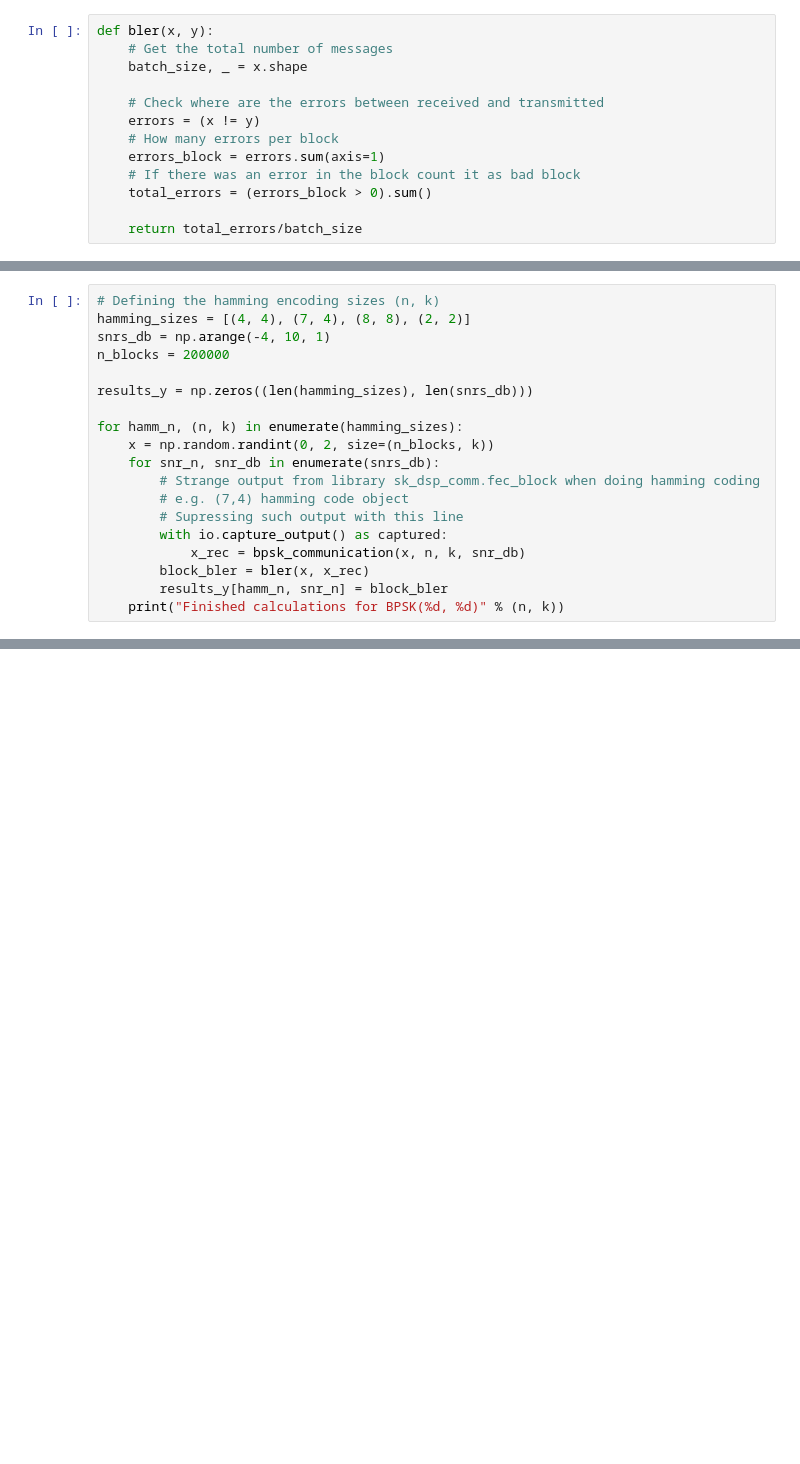
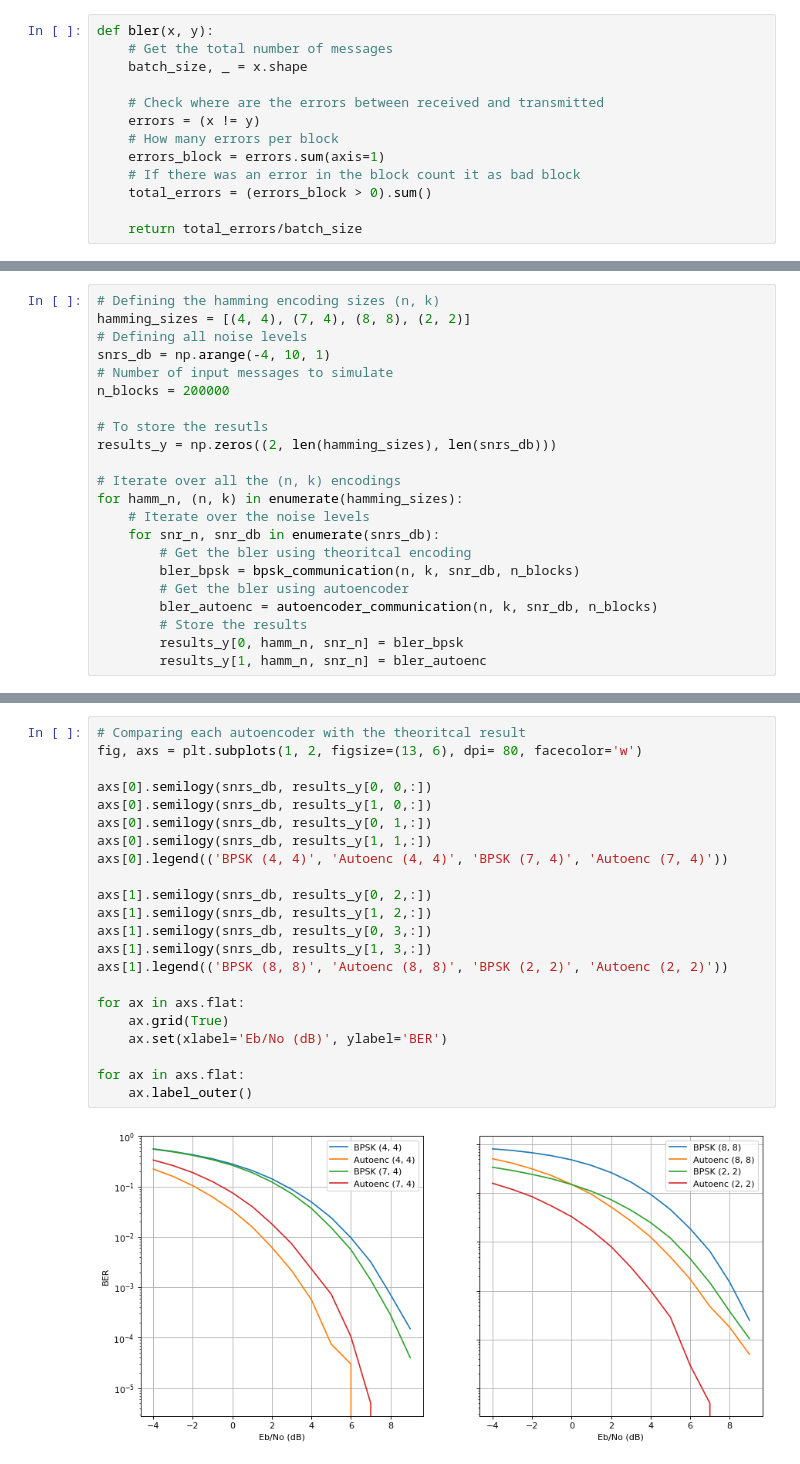
Before and after one commit to aponcedeleonch/Aalto-DL-for-Physical-Layer, a Jupyter notebook: project.ipynb, the cells around one changed output, grey strips where cells are left out. Cells and saved outputs as stored; diff of their text form; blank space fills up the shorter version.

```diff
--- a/project.ipynb
+++ b/project.ipynb
@@ -322,20 +721,23 @@ BLER
 # %%
 # Defining the hamming encoding sizes (n, k)
 hamming_sizes = [(4, 4), (7, 4), (8, 8), (2, 2)]
+# Defining all noise levels
 snrs_db = np.arange(-4, 10, 1)
+# Number of input messages to simulate
 n_blocks = 200000
 
-results_y = np.zeros((len(hamming_sizes), len(snrs_db)))
+# To store the resutls
+results_y = np.zeros((2, len(hamming_sizes), len(snrs_db)))
 
+# Iterate over all the (n, k) encodings
 for hamm_n, (n, k) in enumerate(hamming_sizes):
-    x = np.random.randint(0, 2, size=(n_blocks, k))
+    # Iterate over the noise levels
     for snr_n, snr_db in enumerate(snrs_db):
-        # Strange output from library sk_dsp_comm.fec_block when doing hamming coding
-        # e.g. (7,4) hamming code object
-        # Supressing such output with this line
-        with io.capture_output() as captured:
-            x_rec = bpsk_communication(x, n, k, snr_db)
-        block_bler = bler(x, x_rec)
-        results_y[hamm_n, snr_n] = block_bler
-    print("Finished calculations for BPSK(%d, %d)" % (n, k))
+        # Get the bler using theoritcal encoding
+        bler_bpsk = bpsk_communication(n, k, snr_db, n_blocks)
+        # Get the bler using autoencoder
+        bler_autoenc = autoencoder_communication(n, k, snr_db, n_blocks)
+        # Store the results
+        results_y[0, hamm_n, snr_n] = bler_bpsk
+        results_y[1, hamm_n, snr_n] = bler_autoenc
 # %% [output]
@@ -358,0 +793,24 @@ plt.show()
+# %%
+# Comparing each autoencoder with the theoritcal result
+fig, axs = plt.subplots(1, 2, figsize=(13, 6), dpi= 80, facecolor='w')
+
+axs[0].semilogy(snrs_db, results_y[0, 0,:])
+axs[0].semilogy(snrs_db, results_y[1, 0,:])
+axs[0].semilogy(snrs_db, results_y[0, 1,:])
+axs[0].semilogy(snrs_db, results_y[1, 1,:])
+axs[0].legend(('BPSK (4, 4)', 'Autoenc (4, 4)', 'BPSK (7, 4)', 'Autoenc (7, 4)'))
+
+axs[1].semilogy(snrs_db, results_y[0, 2,:])
+axs[1].semilogy(snrs_db, results_y[1, 2,:])
+axs[1].semilogy(snrs_db, results_y[0, 3,:])
+axs[1].semilogy(snrs_db, results_y[1, 3,:])
+axs[1].legend(('BPSK (8, 8)', 'Autoenc (8, 8)', 'BPSK (2, 2)', 'Autoenc (2, 2)'))
+
+for ax in axs.flat:
+    ax.grid(True)
+    ax.set(xlabel='Eb/No (dB)', ylabel='BER')
+
+for ax in axs.flat:
+    ax.label_outer()
+# %% [output]
+[figure, added]
```
Also changed, not shown: parts of 30 cells of this notebook, 1 other file.
